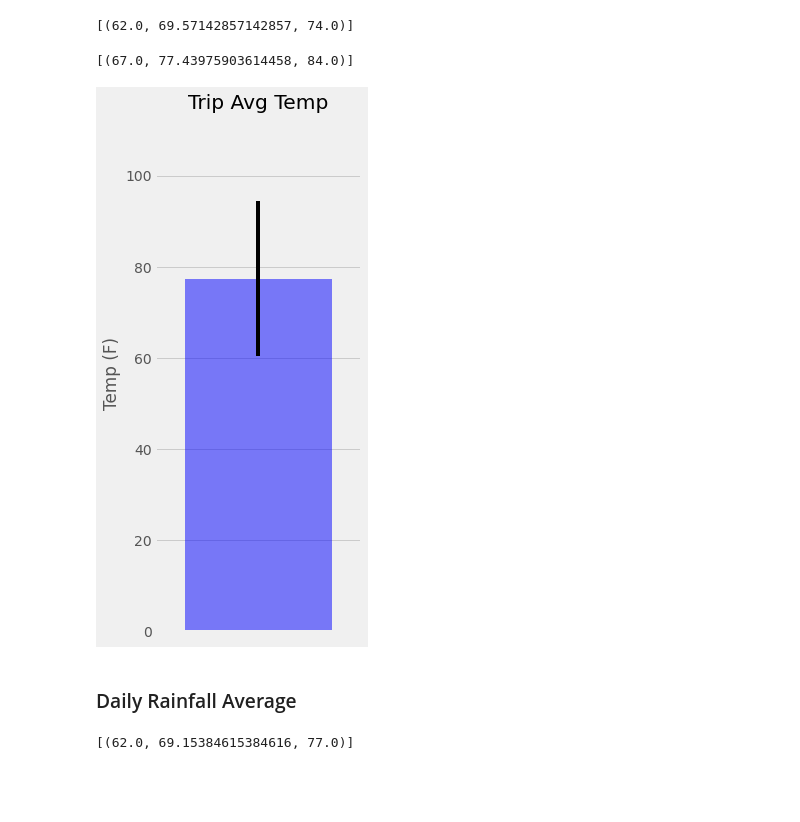
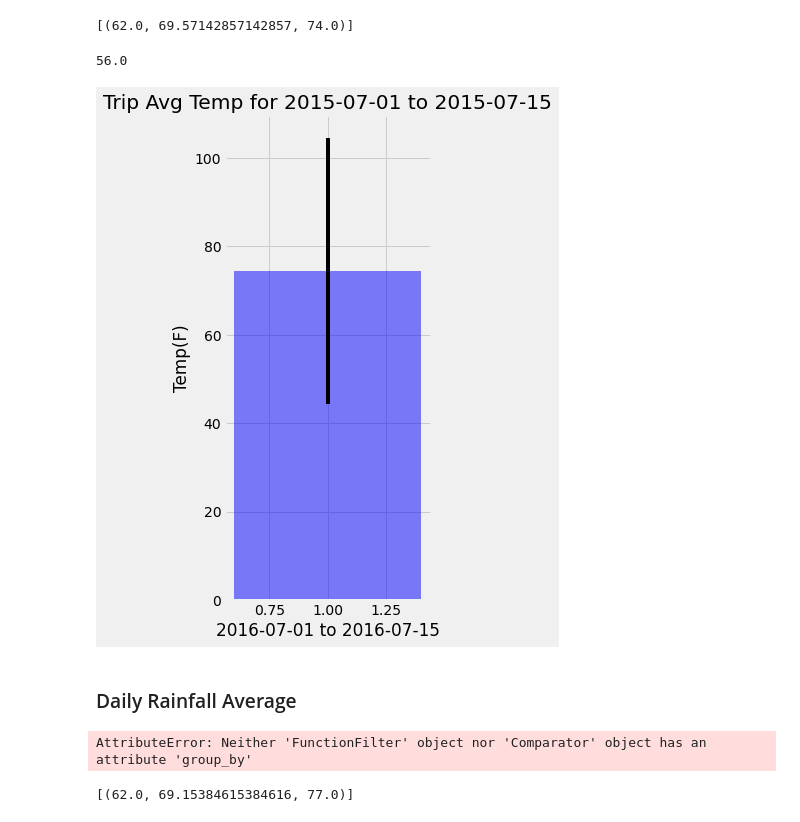
Before and after one commit to patelveronica/sqlalchemy-challenge, a Jupyter notebook: temp_analysis_bonus_2_starter.ipynb, the cells around one changed output. Drawn from its saved outputs; the diff is of its cells as text; code cells hidden in the pictures; blank space fills up the shorter version.

```diff
--- a/temp_analysis_bonus_2_starter.ipynb
+++ b/temp_analysis_bonus_2_starter.ipynb
@@ -64,53 +64,60 @@ print(calc_temps('2012-02-28', '2012-03-05'))
 # %%
 # Use the function `calc_temps` to calculate the tmin, tavg, and tmax
 # for a year in the data set
-start_date = '2015-07-01'
-end_date = '2015-07-28'
+start_date = '2015-07-01 to 2015-07-15'
+end_date = '2016-07-01 to 2016-07-15'
 
 def calc_temp(start_date, end_date):
 
     return session.query(func.min(Measurement.tobs), func.avg(Measurement.tobs),func.max(Measurement.tobs)).\
                          filter(Measurement.date >= start_date).filter(Measurement.date <= end_date).all()
+
 year_calctemp = calc_temp(start_date, end_date)
+
 min_temp = year_calctemp[0][0]
 avg_temp = year_calctemp[0][1]
 max_temp = year_calctemp[0][2]
 
-print(year_calctemp)
+print(min_temp)
 # %% [output]
-[(67.0, 77.43975903614458, 84.0)]
+56.0
 # %%
 # Plot the results from your previous query as a bar chart.
 # Use "Trip Avg Temp" as your Title
 # Use the average temperature for bar height (y value)
 # Use the peak-to-peak (tmax-tmin) value as the y error bar (yerr)
 
 fig, ax = plt.subplots(figsize=plt.figaspect(2.))
 bar= ax.bar(1, avg_temp, yerr=(max_temp-min_temp),alpha=0.5, color="blue")
-ax.set(xticks=range(1), xticklabels="a", title="Trip Avg Temp", ylabel = "Temp (F)")
-ax.margins(.2,.2)
+plt.title(f"Trip Avg Temp for {start_date}")
+plt.xlabel(f"{end_date}")
+plt.ylabel("Temp(F)")
+
 fig.tight_layout()
 
 
 plt.show()
-
-# error = year_calctemp_df["max_temp"] - year_calctemp_df["min_temp"]
-# tick_loc = [value for value in x_axis]
-
-# plt.bar(x_axis,year_calctemp_df.avg_temp, color='xkcd:teal blue', alpha=0.3, width=0.1,align="center",yerr=error)
-# plt.figure(figsize=(4,8))
-# plt.bar(x_axis,year_calctemp_df.avg_temp, yerr=error,alpha=0.75, color="green")
-# plt.title(f"Trip Avg Temp for Dates\n {start_date} to {end_date}")
-# plt.ylabel("Temp (F)")
-# plt.xlabel(f'From {start_date} To {end_date}')
 # %% [output]
-[figure, old version]
+[figure, new version]
 # %% [markdown]
 ### Daily Rainfall Average
 # %%
 # Calculate the total amount of rainfall per weather station for your trip dates using the previous year's
 # matching dates.
 # Sort this in descending order by precipitation amount and list the station, name, latitude, longitude, and elevation
+
+trip_startdate = "2016-07-01"
+trip_enddate = "2016-07-15"
+
+rain_station = session.query(Station.station,Station.name,Station.latitude,Station.longitude,Station.elevation,
+                func.avg(Measurement.prcp).filter(Measurement.station == Station.station,Measurement.date.between(trip_startdate,trip_enddate))
+                .group_by(Station.station).order_by(func.avg(Measurement.prcp).dec()).all()
+)
+rain_station
+# store the data into new dataframe
+rain_station_df = pd.DateFrame(rain_station)
+# %% [output]
+AttributeError: Neither 'FunctionFilter' object nor 'Comparator' object has an attribute 'group_by'
 # %%
 # Use this function to calculate the daily normals
 # (i.e. the averages for tmin, tmax, and tavg for all historic data matching a specific month and day)
```
Also changed, not shown: parts of 4 cells of this notebook, 2 other files.
